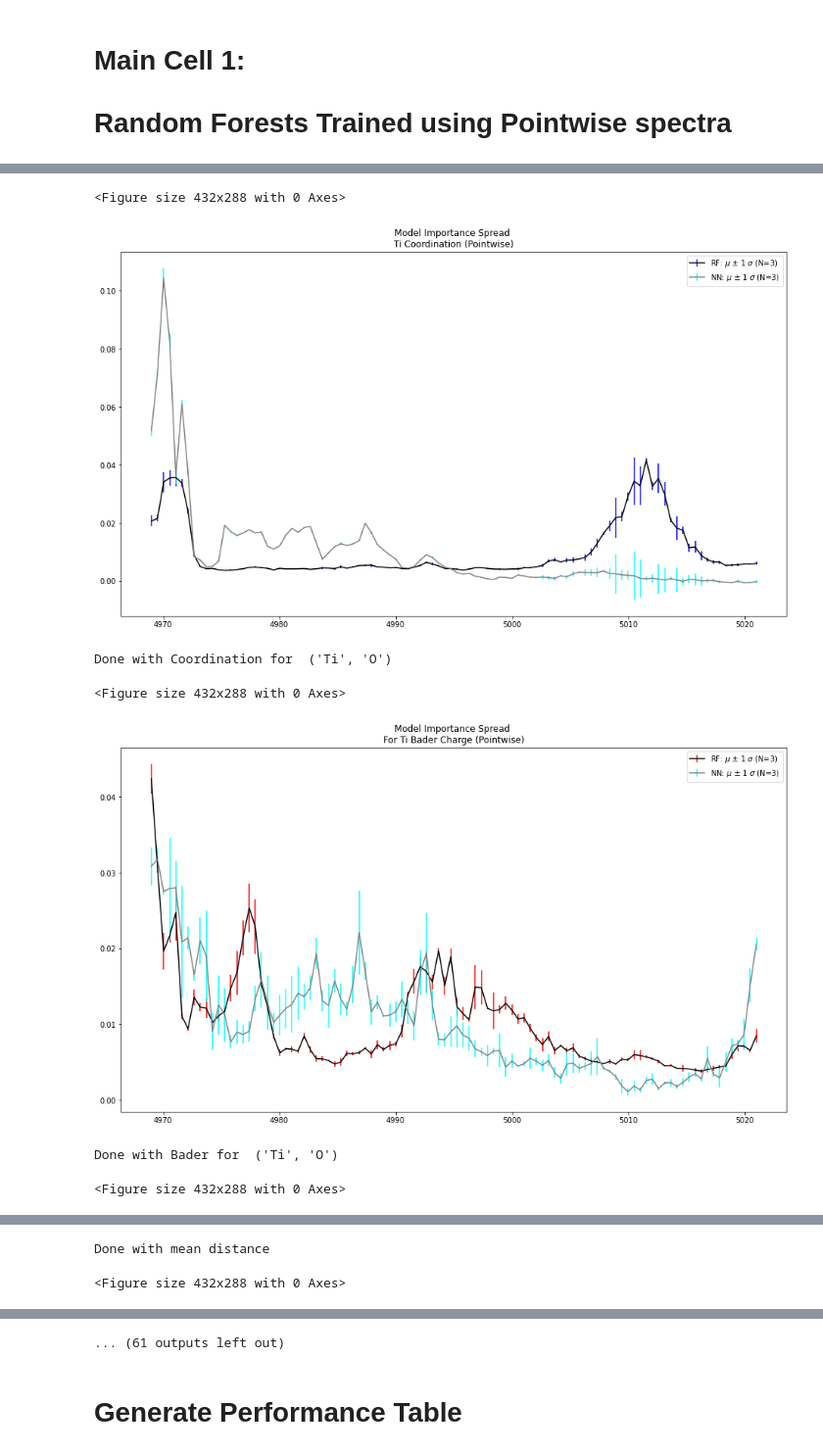
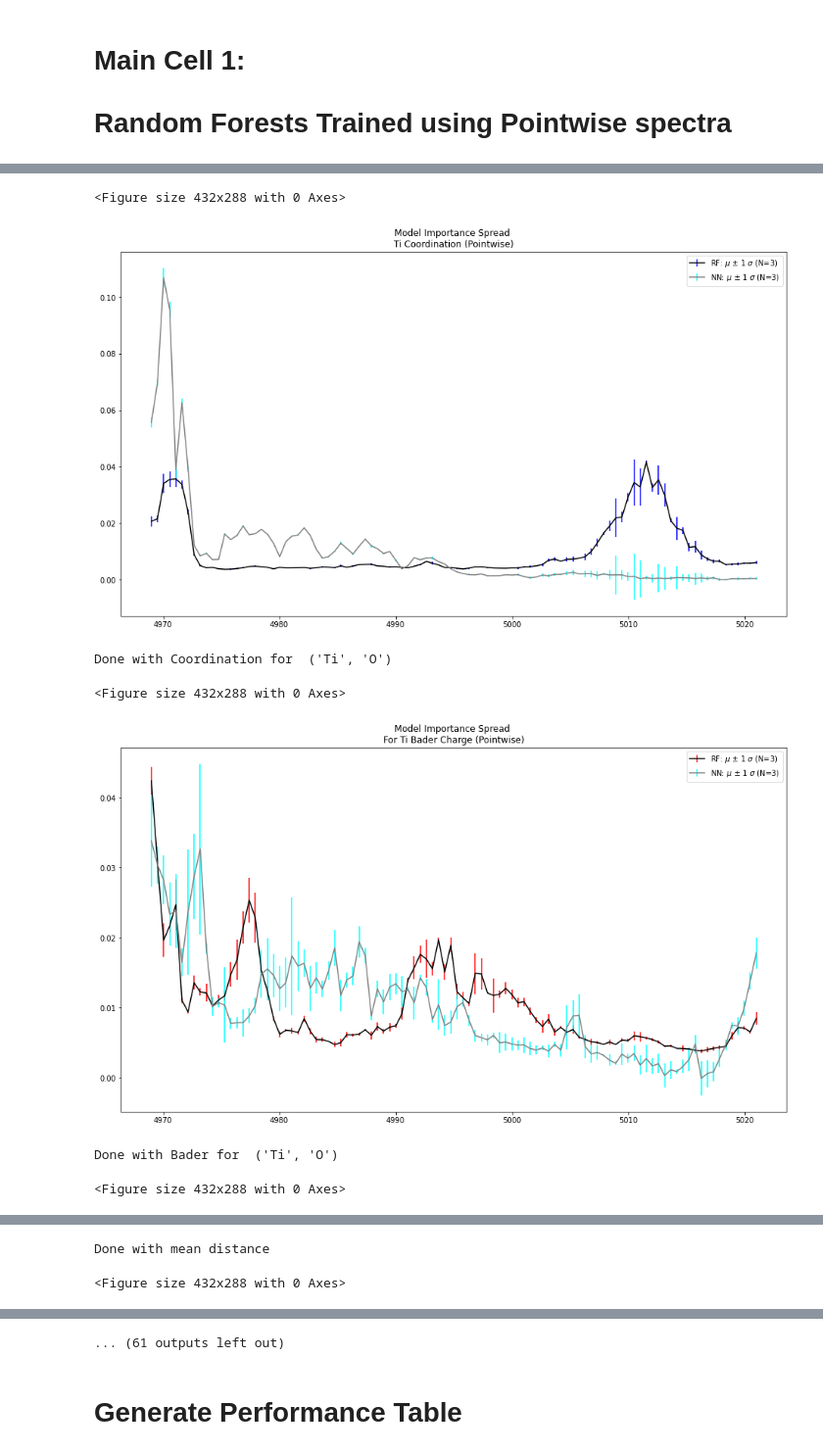
Before and after one commit to fengchenLBL/trixs-dl-models, a Jupyter notebook: Train_Run_DL_Models.ipynb, the cells around one changed output, grey strips where cells are left out. Shown at 98% size. Cells and saved outputs as stored; diff of their text form; code cells hidden in the pictures.

Commit message:
NN models w/ and w/o regularizations

```diff
--- a/Train_Run_DL_Models.ipynb
+++ b/Train_Run_DL_Models.ipynb
@@ -241,48 +241,37 @@ RANK_REPEAT = 9
 # a smaller number of estimators may be desirable to verify that things are working.
 # Set to 300 by default-- as was used in the publication.
 
-# define baseline model for coord w/ regularization term L2
+# define baseline model for coord w/o regularization term L2
 def baseline_model_c():
     # create model
     model = Sequential()
-    model.add(Dense(150, input_dim=100, kernel_regularizer=l2(0.01), bias_regularizer=l2(0.01),
-                    activation='relu')) # the input X dim is 100
-    model.add(Dense(100, kernel_regularizer=l2(0.01), bias_regularizer=l2(0.01),
-                    activation='relu')) # more hidden layer
-    model.add(Dense(50, kernel_regularizer=l2(0.01), bias_regularizer=l2(0.01),
-                    activation='relu')) # more hidden layer
-    model.add(Dense(3, kernel_regularizer=l2(0.01), bias_regularizer=l2(0.01),
-                    activation='softmax')) # the outpu Y dim is 3
+    model.add(Dense(150, input_dim=100, activation='relu')) # the input X dim is 100
+    model.add(Dense(100, activation='relu')) # more hidden layer
+    model.add(Dense(50, activation='relu')) # more hidden layer
+    model.add(Dense(3, activation='softmax')) # the outpu Y dim is 3
     # Compile model
     model.compile(loss='categorical_crossentropy', optimizer='adam', metrics=['accuracy'])
     return model
 
-# define regression base_model for b w/ regularization term L2
+# define regression base_model for b w/o regularization term L2
 def base_model_b():
     # create model
     model = Sequential()
-    model.add(Dense(150, input_dim=100, kernel_regularizer=l2(0.01), bias_regularizer=l2(0.01),
-                    kernel_initializer='normal', activation='relu'))
-    model.add(Dense(100, kernel_regularizer=l2(0.01), bias_regularizer=l2(0.01),
-                    activation='relu')) # more hidden layer
-    model.add(Dense(50, kernel_regularizer=l2(0.01), bias_regularizer=l2(0.01),
-                    activation='relu')) # more hidden layer
-    model.add(Dense(1, kernel_regularizer=l2(0.01), bias_regularizer=l2(0.01),
-                    kernel_initializer='normal'))
+    model.add(Dense(150, input_dim=100, kernel_initializer='normal', activation='relu'))
+    model.add(Dense(100, activation='relu')) # more hidden layer
+    model.add(Dense(50, activation='relu')) # more hidden layer
+    model.add(Dense(1, kernel_initializer='normal'))
     # Compile model
     model.compile(loss='mean_squared_error', optimizer='adam')
     return model
 
-# define regression base_model for md w/ regularization term L2
+# define regression base_model for md w/o regularization term L2
 def base_model_md():
     # create model
     model = Sequential()
-    model.add(Dense(150, kernel_regularizer=l2(0.01), bias_regularizer=l2(0.01),
-                    input_dim=100, kernel_initializer='normal', activation='relu'))
-    model.add(Dense(100,kernel_regularizer=l2(0.01), bias_regularizer=l2(0.01),
-                    kernel_initializer='normal', activation='relu')) # more hidden layer
-    model.add(Dense(10,kernel_regularizer=l2(0.01), bias_regularizer=l2(0.01),
-                    kernel_initializer='normal', activation='relu')) # more hidden layer
+    model.add(Dense(150, input_dim=100, kernel_initializer='normal', activation='relu'))
+    model.add(Dense(100, kernel_initializer='normal', activation='relu')) # more hidden layer
+    model.add(Dense(10, kernel_initializer='normal', activation='relu')) # more hidden layer
     model.add(Dense(1, kernel_initializer='normal'))
     # Compile model
     model.compile(loss='mean_squared_error', optimizer='adam')
@@ -743,7 +733,7 @@ Commencing run...
 <Figure size 432x288 with 0 Axes>
-[figure, old version]
+[figure, new version]
 Done with Coordination for  ('Ti', 'O')
 <Figure size 432x288 with 0 Axes>
-[figure, old version]
+[figure, new version]
 Done with Bader for  ('Ti', 'O')
 <Figure size 432x288 with 0 Axes>
```
Also changed, not shown: parts of 8 cells of this notebook, 32 other files.
